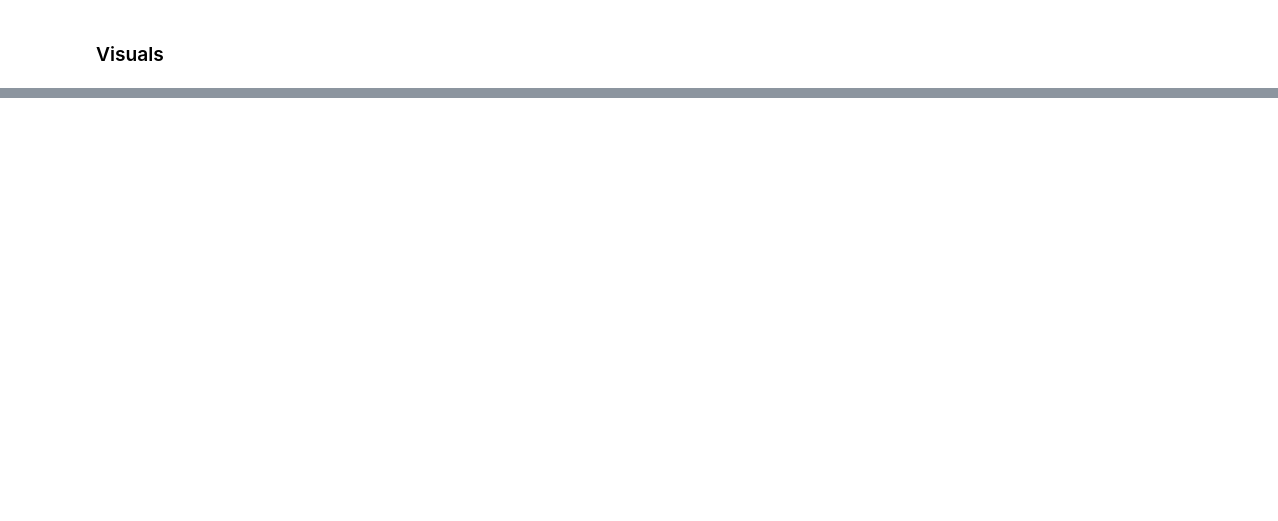
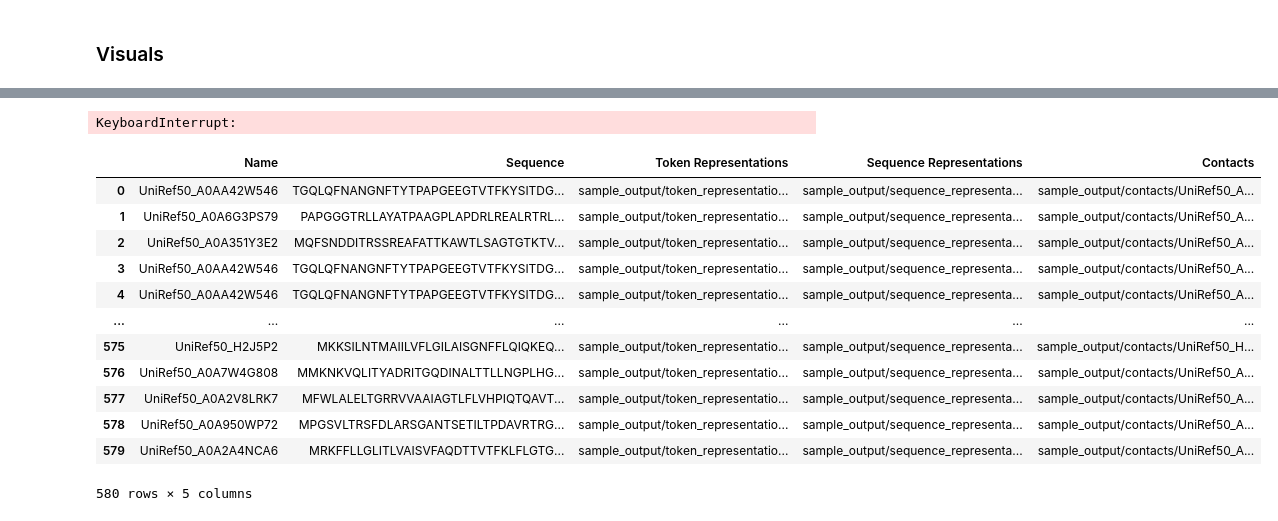
Before and after one commit to ethan-tam33/182-final-proj, a Jupyter notebook: esm/interpret_representations.ipynb, the cells around one changed output, grey strips where cells are left out. Saved outputs shown, nothing was run; the diff lists cells and outputs as text; code cells hidden in the pictures; blank space fills up the shorter version.

Commit message:
added model outputs

```diff
--- a/esm/interpret_representations.ipynb
+++ b/esm/interpret_representations.ipynb
@@ -103,12 +79,13 @@ def get_features(data, model):
     with torch.no_grad():
         results = model(batch_tokens, repr_layers=[6], return_contacts=True)
     token_representations = results["representations"][6]
+    results["token_representations"] = token_representations
     # Generate per-sequence representations via averaging
     # NOTE: token 0 is always a beginning-of-sequence token, so the first residue is token 1.
     sequence_representations = []
     for i, tokens_len in enumerate(batch_lens):
         sequence_representations.append(token_representations[i, 1 : tokens_len - 1].mean(0).numpy())
-    results['sequence_representations'] = np.array(sequence_representations)
+    results['sequence_representations'] = torch.tensor(np.array(sequence_representations)) # first to np for speed-up
     # Look at the unsupervised self-attention map contact predictions
     # import matplotlib.pyplot as plt
     # for (_, seq), tokens_len, attention_contacts in zip(data, batch_lens, results["contacts"]):
@@ -275,0 +203,4 @@ plt.tight_layout(); plt.show()
+# %%
+# for each sample, calculate representation
+out_cols = ["Name", "Sequence", "Token Representations", "Sequence Representations", "Contacts"]
+outputs = [] # stores rows with name, sequence as strings and representations and contacts urls
@@ -275,0 +209,39 @@ plt.tight_layout(); plt.show()
+# %%
+# unbatched
+output_path = "sample_output/"
+
+for row in tqdm.tqdm(df[["Name", "Sequence"]].itertuples()):
+    batch = [
+        (row.Name, row.Sequence)
+        ]
+    res = get_features(batch, model)
+    # generate paths
+    token_representations_path = output_path + "token_representations/" + str(row.Name) + ".pt"
+    sequence_representations_path = output_path + "sequence_representations/" + str(row.Name) + ".pt"
+    contacts_path = output_path + "contacts/" + str(row.Name) + ".pt"
+    # save tensors as .pt
+    torch.save(res['token_representations'][0], token_representations_path) # uses index 0 due to being unbatched
+    torch.save(res['sequence_representations'][0], sequence_representations_path)
+    torch.save(res['contacts'][0], contacts_path)
+    # save urls to list for csv
+    outputs.append([row.Name, row.Sequence, token_representations_path, sequence_representations_path, contacts_path])
+# %% [output]
+KeyboardInterrupt:
+# %%
+out_df = pd.DataFrame(outputs[1:], columns=out_cols)
+# %%
+out_df
+# %% [output]
+|  | Name | Sequence | Token Representations | Sequence Representations | Contacts |
+| 0 | UniRef50_A0AA42W546 | TGQLQFNANGNFTYTPAPGEEGTVTFKYSITDG... | sample_output/token_representatio... | sample_output/sequence_representa... | sample_output/contacts/UniRef50_A... |
+| 1 | UniRef50_A0A6G3PS79 | PAPGGGTRLLAYATPAAGPLAPDRLREALRTRL... | sample_output/token_representatio... | sample_output/sequence_representa... | sample_output/contacts/UniRef50_A... |
+| 2 | UniRef50_A0A351Y3E2 | MQFSNDDITRSSREAFATTKAWTLSAGTGTKTV... | sample_output/token_representatio... | sample_output/sequence_representa... | sample_output/contacts/UniRef50_A... |
+| 3 | UniRef50_A0AA42W546 | TGQLQFNANGNFTYTPAPGEEGTVTFKYSITDG... | sample_output/token_representatio... | sample_output/sequence_representa... | sample_output/contacts/UniRef50_A... |
+| 4 | UniRef50_A0AA42W546 | TGQLQFNANGNFTYTPAPGEEGTVTFKYSITDG... | sample_output/token_representatio... | sample_output/sequence_representa... | sample_output/contacts/UniRef50_A... |
+| ... | ... | ... | ... | ... | ... |
+| 575 | UniRef50_H2J5P2 | MKKSILNTMAIILVFLGILAISGNFFLQIQKEQ... | sample_output/token_representatio... | sample_output/sequence_representa... | sample_output/contacts/UniRef50_H... |
+| 576 | UniRef50_A0A7W4G808 | MMKNKVQLITYADRITGQDINALTTLLNGPLHG... | sample_output/token_representatio... | sample_output/sequence_representa... | sample_output/contacts/UniRef50_A... |
+| 577 | UniRef50_A0A2V8LRK7 | MFWLALELTGRRVVAAIAGTLFLVHPIQTQAVT... | sample_output/token_representatio... | sample_output/sequence_representa... | sample_output/contacts/UniRef50_A... |
+| 578 | UniRef50_A0A950WP72 | MPGSVLTRSFDLARSGANTSETILTPDAVRTRG... | sample_output/token_representatio... | sample_output/sequence_representa... | sample_output/contacts/UniRef50_A... |
+| 579 | UniRef50_A0A2A4NCA6 | MRKFFLLGLITLVAISVFAQDTTVTFKLFLGTG... | sample_output/token_representatio... | sample_output/sequence_representa... | sample_output/contacts/UniRef50_A... |
+580 rows × 5 columns
```
Also changed, not shown: parts of 18 cells of this notebook, 1 other file.
